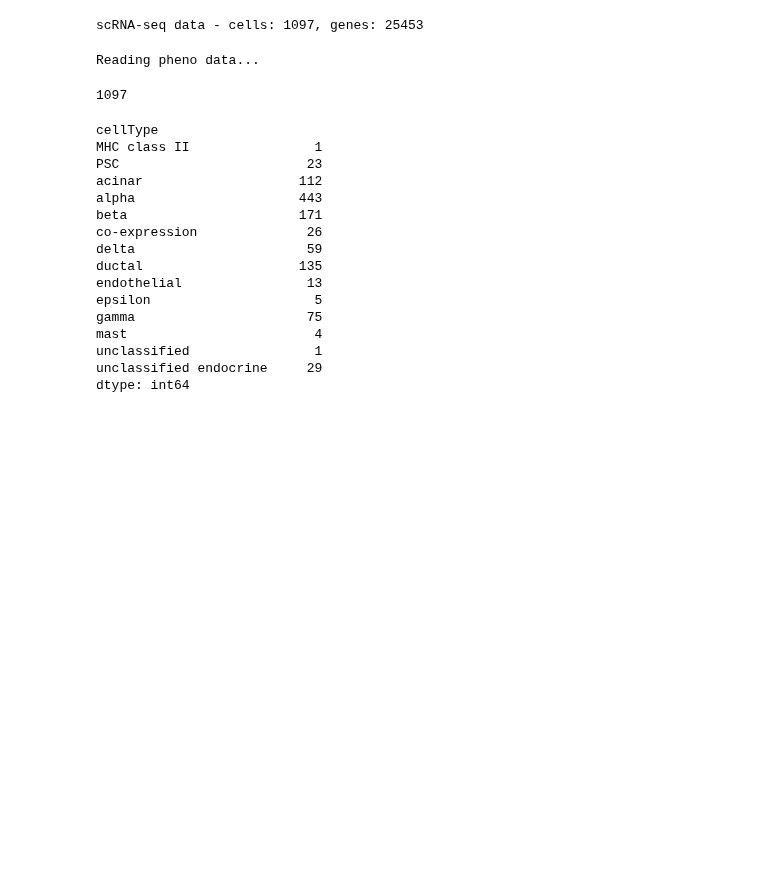
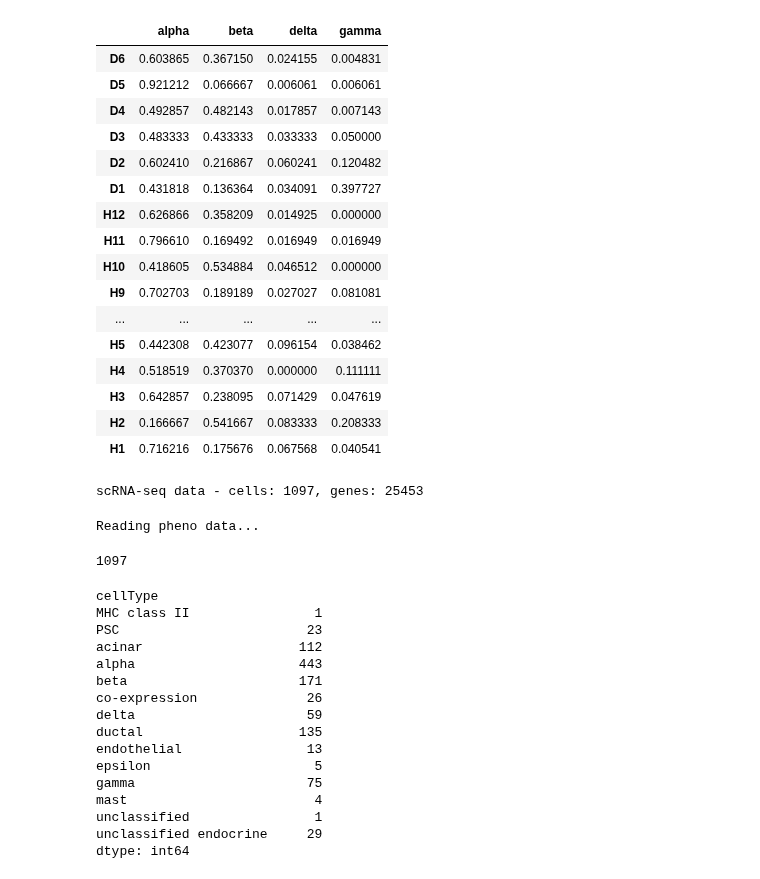
Before and after one commit to lutrarutra/deconv, a Jupyter notebook: notebooks/xin.ipynb, the cells around one changed output. Cells and saved outputs as stored; diff of their text form; code cells hidden in the pictures; blank space fills up the shorter version.

```diff
--- a/notebooks/xin.ipynb
+++ b/notebooks/xin.ipynb
@@ -50,6 +49,26 @@ plt.rc("patch", edgecolor="black", facecolor="royalblue", linewidth=1.0)
 plt.rc("axes", facecolor="white", edgecolor="black", linewidth=1.0)
 
 sc.settings.verbosity = 0
+# %%
+true_df
+# %% [output]
+|  | alpha | beta | delta | gamma |
+| D6 | 0.603865 | 0.367150 | 0.024155 | 0.004831 |
+| D5 | 0.921212 | 0.066667 | 0.006061 | 0.006061 |
+| D4 | 0.492857 | 0.482143 | 0.017857 | 0.007143 |
+| D3 | 0.483333 | 0.433333 | 0.033333 | 0.050000 |
+| D2 | 0.602410 | 0.216867 | 0.060241 | 0.120482 |
+| D1 | 0.431818 | 0.136364 | 0.034091 | 0.397727 |
+| H12 | 0.626866 | 0.358209 | 0.014925 | 0.000000 |
+| H11 | 0.796610 | 0.169492 | 0.016949 | 0.016949 |
+| H10 | 0.418605 | 0.534884 | 0.046512 | 0.000000 |
+| H9 | 0.702703 | 0.189189 | 0.027027 | 0.081081 |
+| ... | ... | ... | ... | ... |
+| H5 | 0.442308 | 0.423077 | 0.096154 | 0.038462 |
+| H4 | 0.518519 | 0.370370 | 0.000000 | 0.111111 |
+| H3 | 0.642857 | 0.238095 | 0.071429 | 0.047619 |
+| H2 | 0.166667 | 0.541667 | 0.083333 | 0.208333 |
+| H1 | 0.716216 | 0.175676 | 0.067568 | 0.040541 |
 # %%
 sadata = dv.tl.read_data(params["ref_file"])
 print(f"scRNA-seq data - cells: {sadata.shape[0]}, genes: {sadata.shape[1]}")
```
Also changed, not shown: parts of 2 cells of this notebook, 4 other files.
